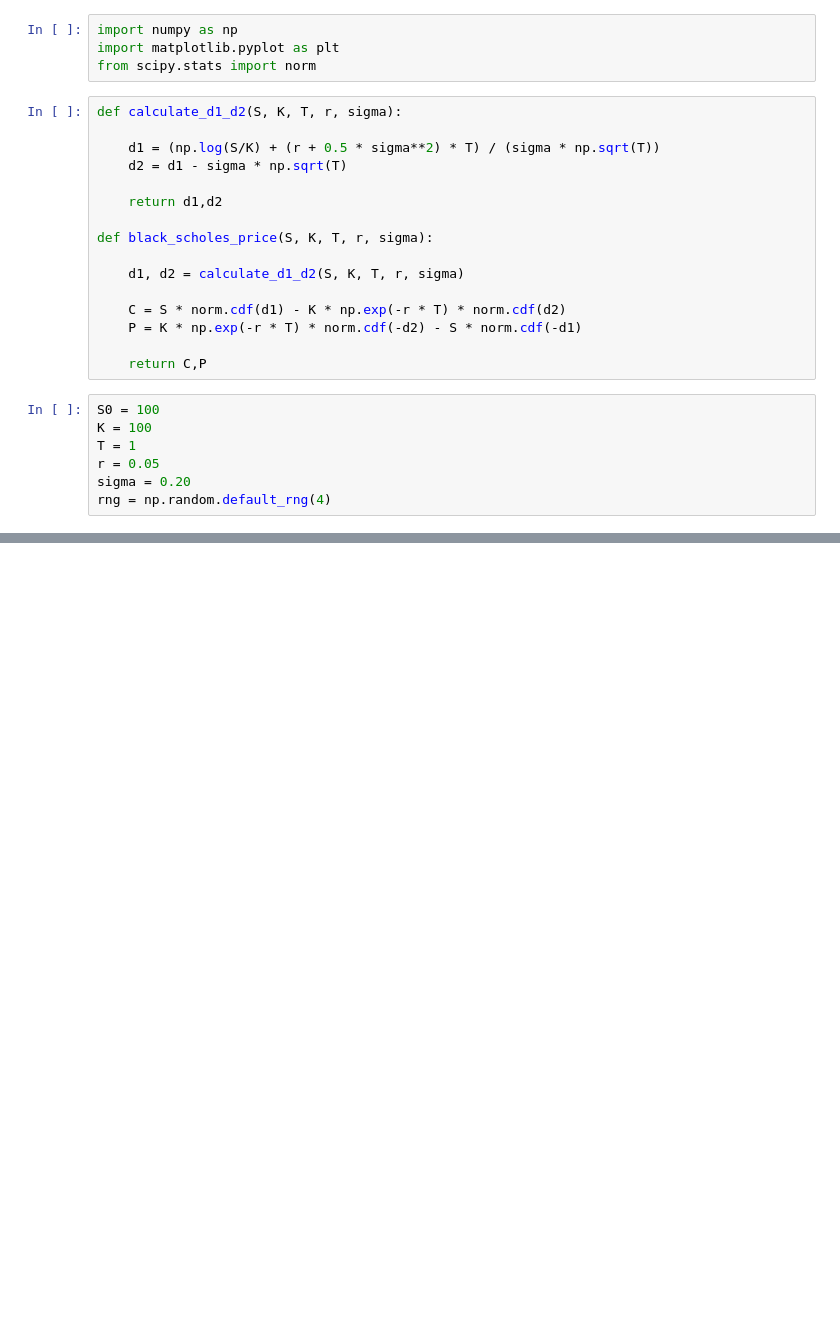
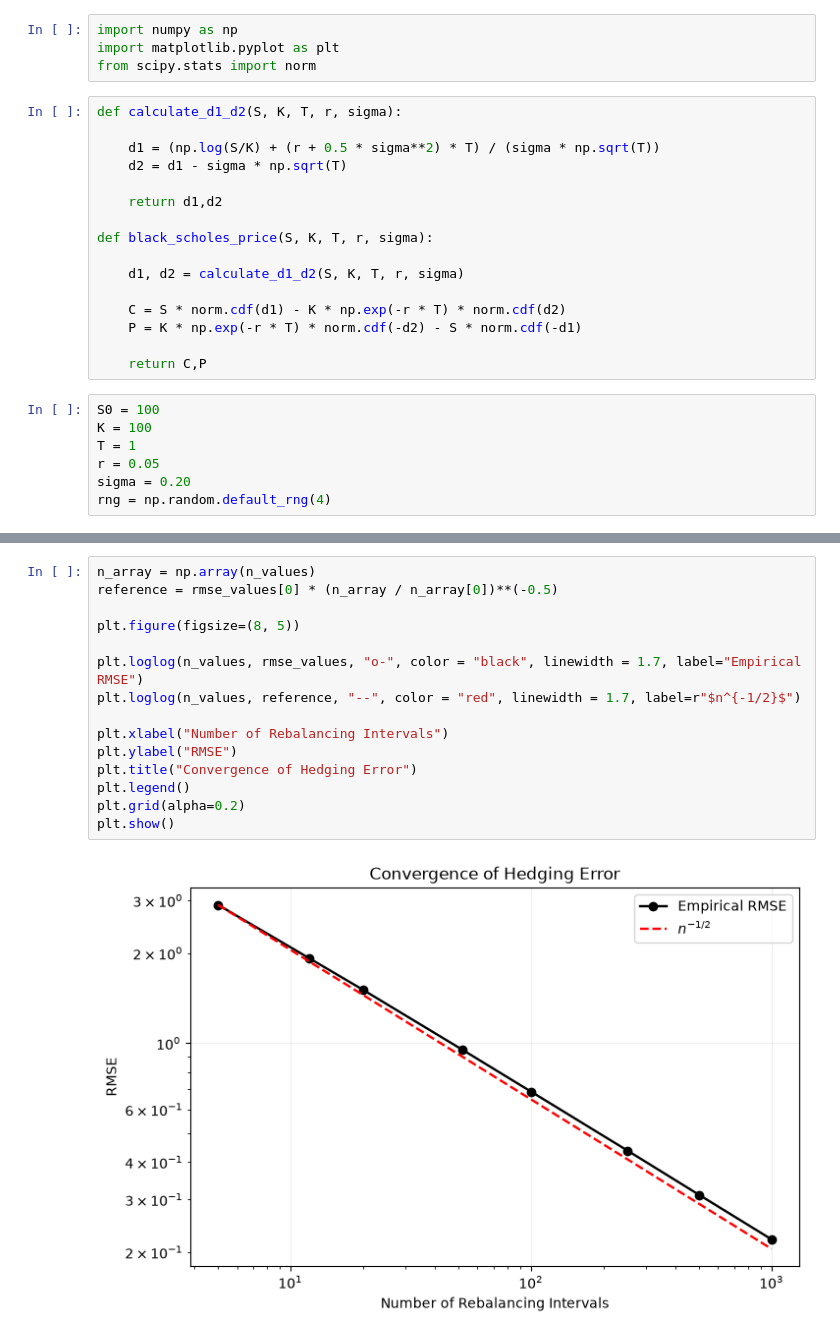
Before and after one commit to adeeb-sarfraz/delta_hedging_options_pricing, a Jupyter notebook: notebooks/05_dynamic_delta_hedging/02_rebalancing_frequency.ipynb, the cells around one changed output, grey strips where cells are left out. Saved outputs shown, nothing was run; the diff lists cells and outputs as text; blank space fills up the shorter version.

```diff
--- a/notebooks/05_dynamic_delta_hedging/02_rebalancing_frequency.ipynb
+++ b/notebooks/05_dynamic_delta_hedging/02_rebalancing_frequency.ipynb
@@ -167,0 +136,17 @@ n = 1000 | Mean = -0.000524 | RMSE = 0.218785
+# %%
+n_array = np.array(n_values)
+reference = rmse_values[0] * (n_array / n_array[0])**(-0.5)
+
+plt.figure(figsize=(8, 5))
+
+plt.loglog(n_values, rmse_values, "o-", color = "black", linewidth = 1.7, label="Empirical RMSE")
+plt.loglog(n_values, reference, "--", color = "red", linewidth = 1.7, label=r"$n^{-1/2}$")
+
+plt.xlabel("Number of Rebalancing Intervals")
+plt.ylabel("RMSE")
+plt.title("Convergence of Hedging Error")
+plt.legend()
+plt.grid(alpha=0.2)
+plt.show()
+# %% [output]
+[figure, added]
```
Also changed, not shown: parts of 8 cells of this notebook.
